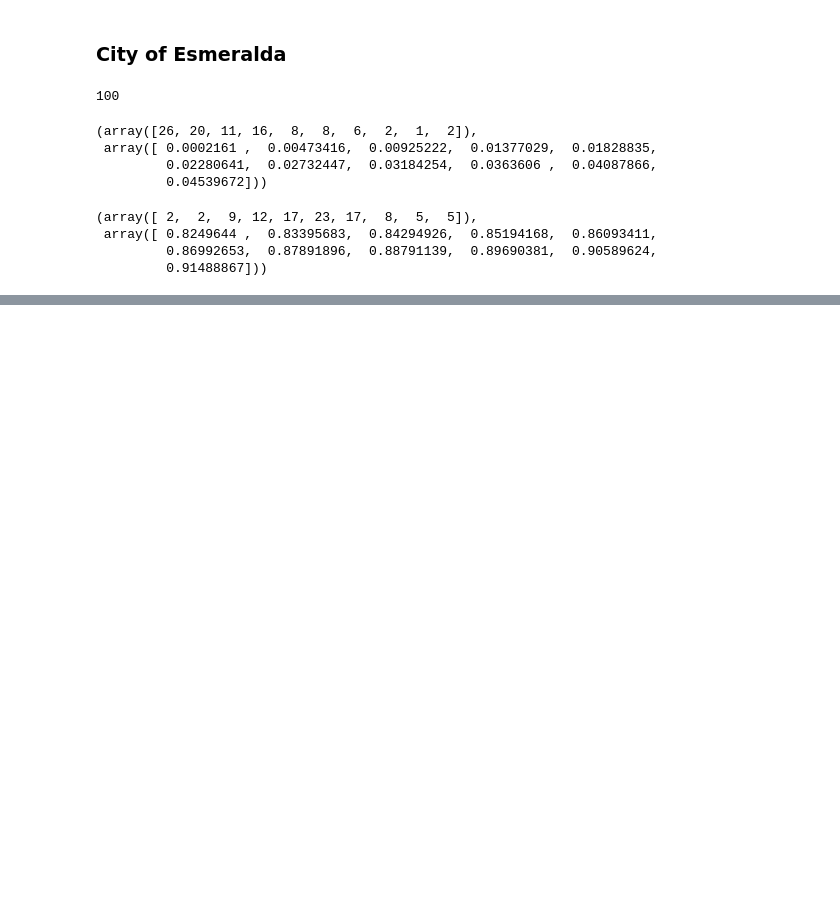
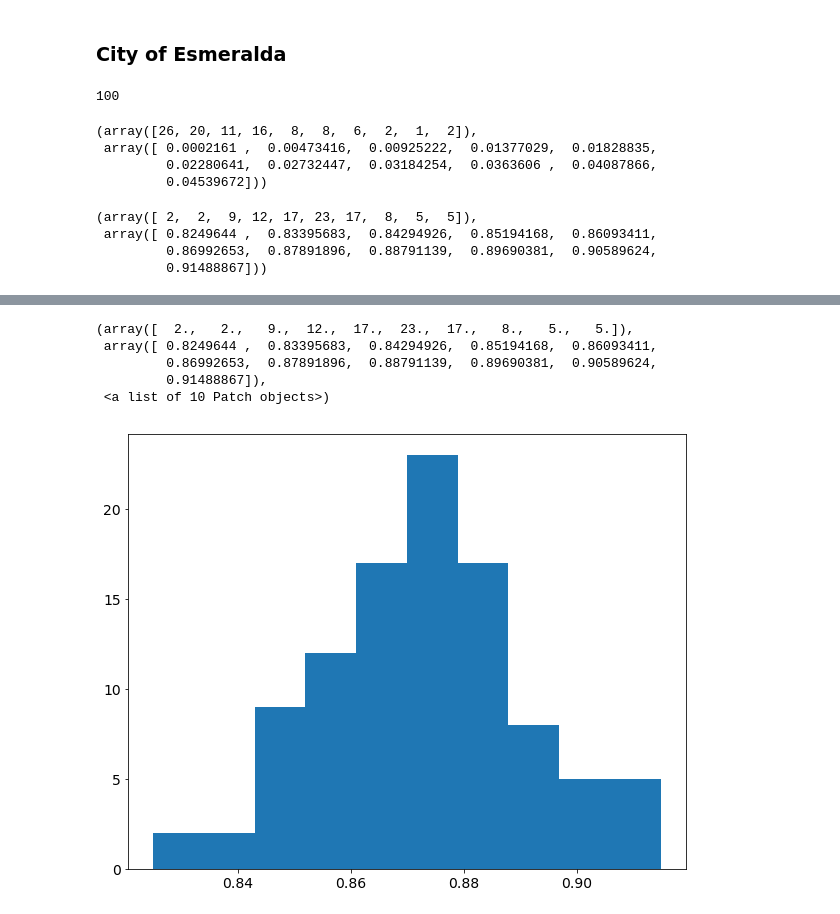
Before and after one commit to jjgomezcadenas/ICDEV, a Jupyter notebook: liquid_cities/LiquidCitiesTutorial.ipynb, the cells around one changed output, grey strips where cells are left out. Saved outputs shown, nothing was run; the diff lists cells and outputs as text; code cells hidden in the pictures; blank space fills up the shorter version.

```diff
--- a/liquid_cities/LiquidCitiesTutorial.ipynb
+++ b/liquid_cities/LiquidCitiesTutorial.ipynb
@@ -329,0 +339,9 @@ h_noise.histo()
+# %%
+plt.hist(h_noise)
+# %% [output]
+(array([  2.,   2.,   9.,  12.,  17.,  23.,  17.,   8.,   5.,   5.]),
+ array([ 0.8249644 ,  0.83395683,  0.84294926,  0.85194168,  0.86093411,
+         0.86992653,  0.87891896,  0.88791139,  0.89690381,  0.90589624,
+         0.91488867]),
+ <a list of 10 Patch objects>)
+[figure, added]
```
Also changed, not shown: parts of 1 cell of this notebook.
